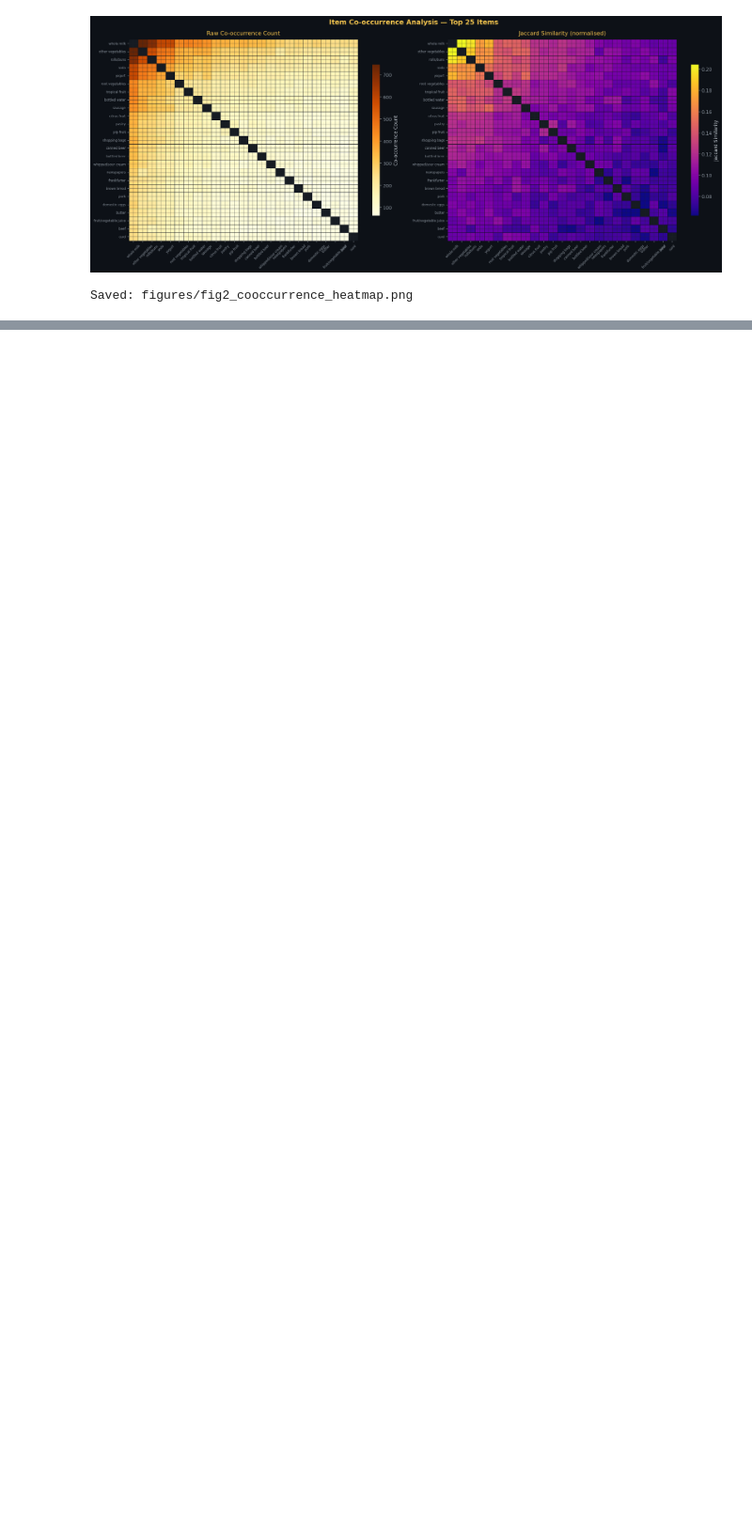
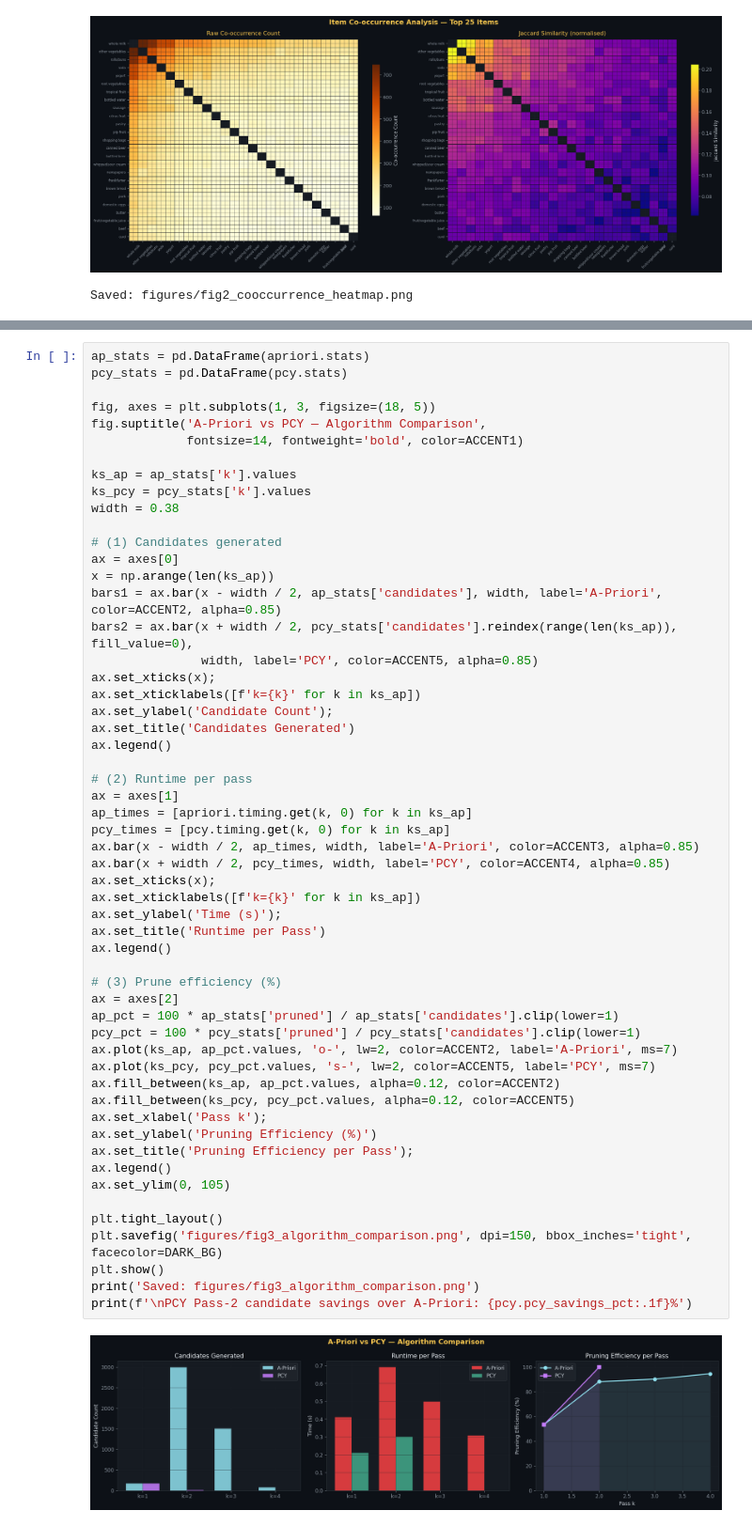
Before and after one commit to sourin00/MLBD_Project, a Jupyter notebook: pipeline.ipynb, the cells around one changed output, grey strips where cells are left out. Shown at 94% size. Cells and saved outputs as stored; diff of their text form; blank space fills up the shorter version.

Commit message:
A Priori, PCY, Association rules  added

```diff
--- a/pipeline.ipynb
+++ b/pipeline.ipynb
@@ -393,0 +702,57 @@ Saved: figures/fig2_cooccurrence_heatmap.png
+# %%
+ap_stats = pd.DataFrame(apriori.stats)
+pcy_stats = pd.DataFrame(pcy.stats)
+
+fig, axes = plt.subplots(1, 3, figsize=(18, 5))
+fig.suptitle('A-Priori vs PCY — Algorithm Comparison',
+             fontsize=14, fontweight='bold', color=ACCENT1)
+
+ks_ap = ap_stats['k'].values
+ks_pcy = pcy_stats['k'].values
+width = 0.38
+
+# (1) Candidates generated
+ax = axes[0]
+x = np.arange(len(ks_ap))
+bars1 = ax.bar(x - width / 2, ap_stats['candidates'], width, label='A-Priori', color=ACCENT2, alpha=0.85)
+bars2 = ax.bar(x + width / 2, pcy_stats['candidates'].reindex(range(len(ks_ap)), fill_value=0),
+               width, label='PCY', color=ACCENT5, alpha=0.85)
+ax.set_xticks(x);
+ax.set_xticklabels([f'k={k}' for k in ks_ap])
+ax.set_ylabel('Candidate Count');
+ax.set_title('Candidates Generated')
+ax.legend()
+
+# (2) Runtime per pass
+ax = axes[1]
+ap_times = [apriori.timing.get(k, 0) for k in ks_ap]
+pcy_times = [pcy.timing.get(k, 0) for k in ks_ap]
+ax.bar(x - width / 2, ap_times, width, label='A-Priori', color=ACCENT3, alpha=0.85)
+ax.bar(x + width / 2, pcy_times, width, label='PCY', color=ACCENT4, alpha=0.85)
+ax.set_xticks(x);
+ax.set_xticklabels([f'k={k}' for k in ks_ap])
+ax.set_ylabel('Time (s)');
+ax.set_title('Runtime per Pass')
+ax.legend()
+
+# (3) Prune efficiency (%)
+ax = axes[2]
+ap_pct = 100 * ap_stats['pruned'] / ap_stats['candidates'].clip(lower=1)
+pcy_pct = 100 * pcy_stats['pruned'] / pcy_stats['candidates'].clip(lower=1)
+ax.plot(ks_ap, ap_pct.values, 'o-', lw=2, color=ACCENT2, label='A-Priori', ms=7)
+ax.plot(ks_pcy, pcy_pct.values, 's-', lw=2, color=ACCENT5, label='PCY', ms=7)
+ax.fill_between(ks_ap, ap_pct.values, alpha=0.12, color=ACCENT2)
+ax.fill_between(ks_pcy, pcy_pct.values, alpha=0.12, color=ACCENT5)
+ax.set_xlabel('Pass k');
+ax.set_ylabel('Pruning Efficiency (%)')
+ax.set_title('Pruning Efficiency per Pass');
+ax.legend()
+ax.set_ylim(0, 105)
+
+plt.tight_layout()
+plt.savefig('figures/fig3_algorithm_comparison.png', dpi=150, bbox_inches='tight', facecolor=DARK_BG)
+plt.show()
+print('Saved: figures/fig3_algorithm_comparison.png')
+print(f'\nPCY Pass-2 candidate savings over A-Priori: {pcy.pcy_savings_pct:.1f}%')
+# %% [output]
+[figure, added]
```
Also changed, not shown: parts of 9 cells of this notebook, 1 other file.
